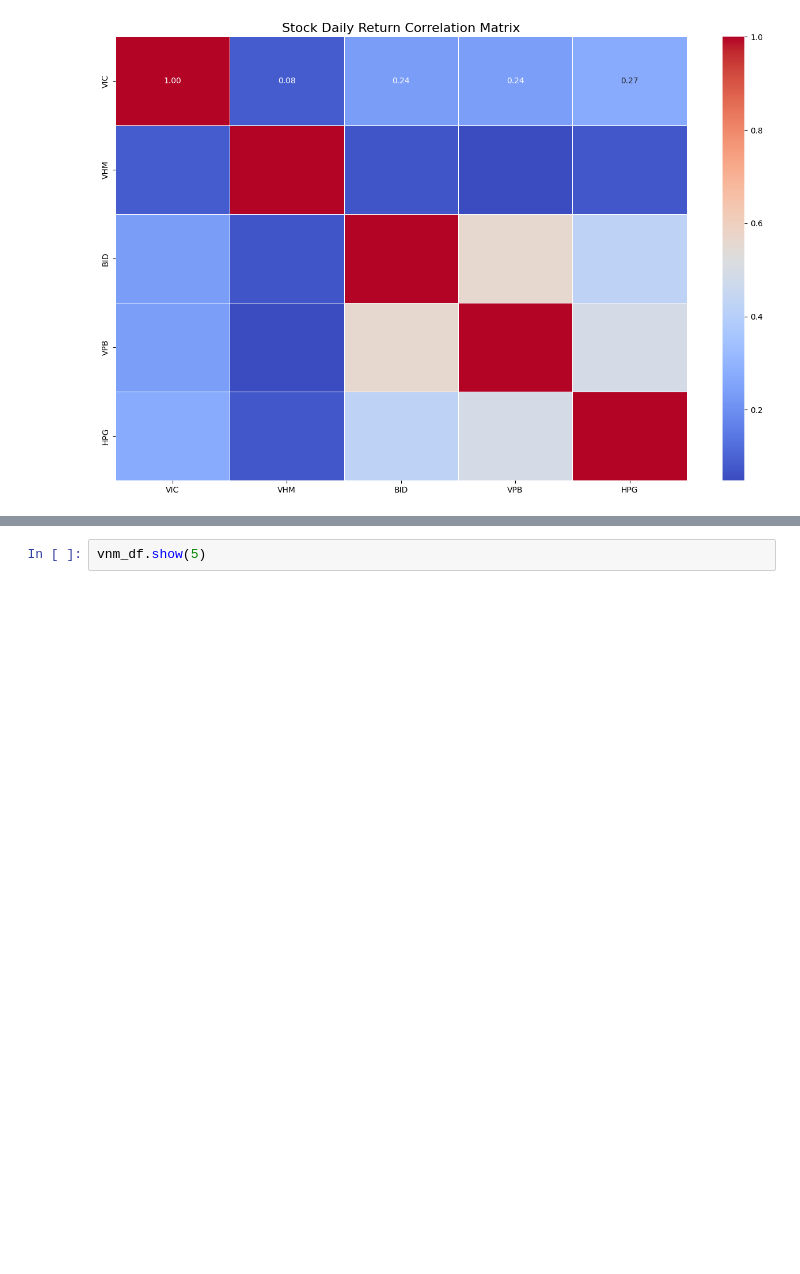
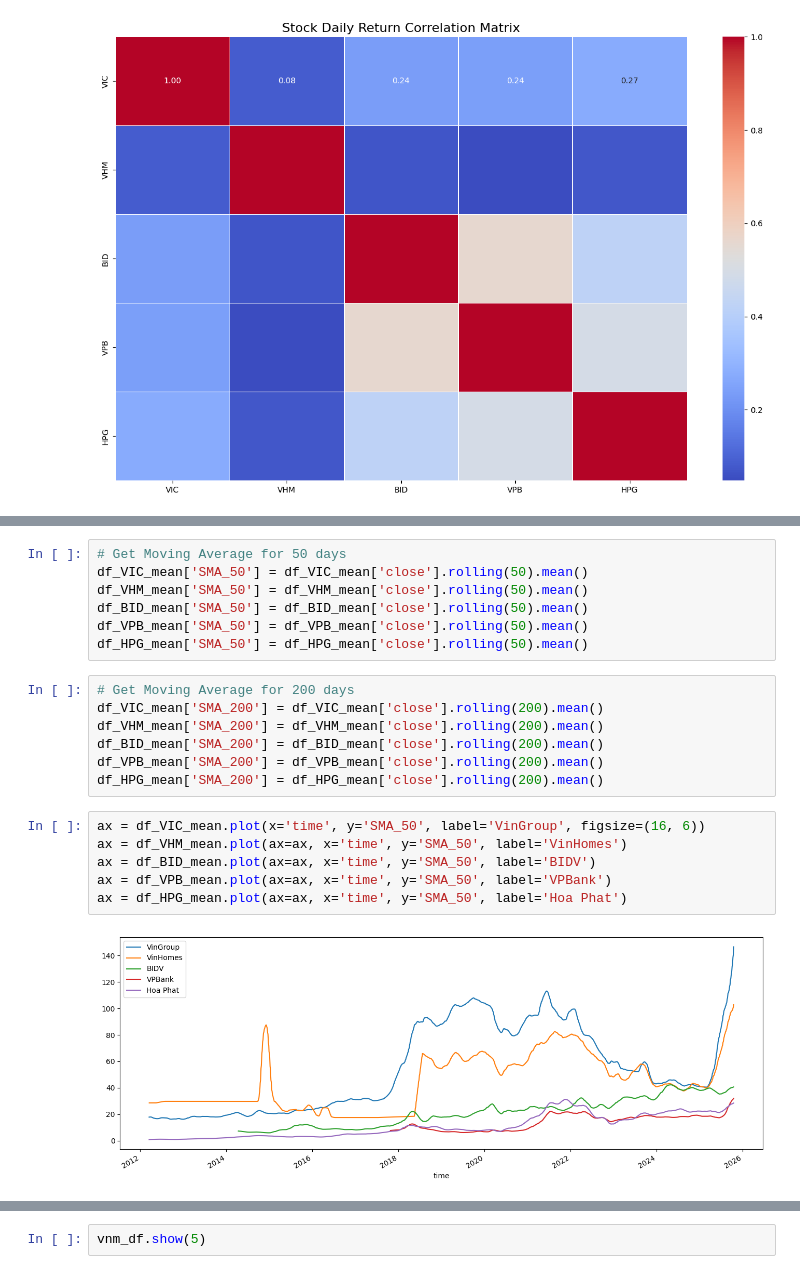
Before and after one commit to hnahtneyugn/Stock-Price, a Jupyter notebook: notebook/stock_price_analysis.ipynb, the cells around one changed output, grey strips where cells are left out. Drawn from its saved outputs; the diff is of its cells as text; blank space fills up the shorter version.

```diff
--- a/notebook/stock_price_analysis.ipynb
+++ b/notebook/stock_price_analysis.ipynb
@@ -269,0 +246,22 @@ plt.show()
+# %%
+# Get Moving Average for 50 days
+df_VIC_mean['SMA_50'] = df_VIC_mean['close'].rolling(50).mean()
+df_VHM_mean['SMA_50'] = df_VHM_mean['close'].rolling(50).mean()
+df_BID_mean['SMA_50'] = df_BID_mean['close'].rolling(50).mean()
+df_VPB_mean['SMA_50'] = df_VPB_mean['close'].rolling(50).mean()
+df_HPG_mean['SMA_50'] = df_HPG_mean['close'].rolling(50).mean()
+# %%
+# Get Moving Average for 200 days
+df_VIC_mean['SMA_200'] = df_VIC_mean['close'].rolling(200).mean()
+df_VHM_mean['SMA_200'] = df_VHM_mean['close'].rolling(200).mean()
+df_BID_mean['SMA_200'] = df_BID_mean['close'].rolling(200).mean()
+df_VPB_mean['SMA_200'] = df_VPB_mean['close'].rolling(200).mean()
+df_HPG_mean['SMA_200'] = df_HPG_mean['close'].rolling(200).mean()
+# %%
+ax = df_VIC_mean.plot(x='time', y='SMA_50', label='VinGroup', figsize=(16, 6))
+ax = df_VHM_mean.plot(ax=ax, x='time', y='SMA_50', label='VinHomes')
+ax = df_BID_mean.plot(ax=ax, x='time', y='SMA_50', label='BIDV')
+ax = df_VPB_mean.plot(ax=ax, x='time', y='SMA_50', label='VPBank')
+ax = df_HPG_mean.plot(ax=ax, x='time', y='SMA_50', label='Hoa Phat')
+# %% [output]
+[figure, added]
```
Also changed, not shown: parts of 29 cells of this notebook, 2 other files.
